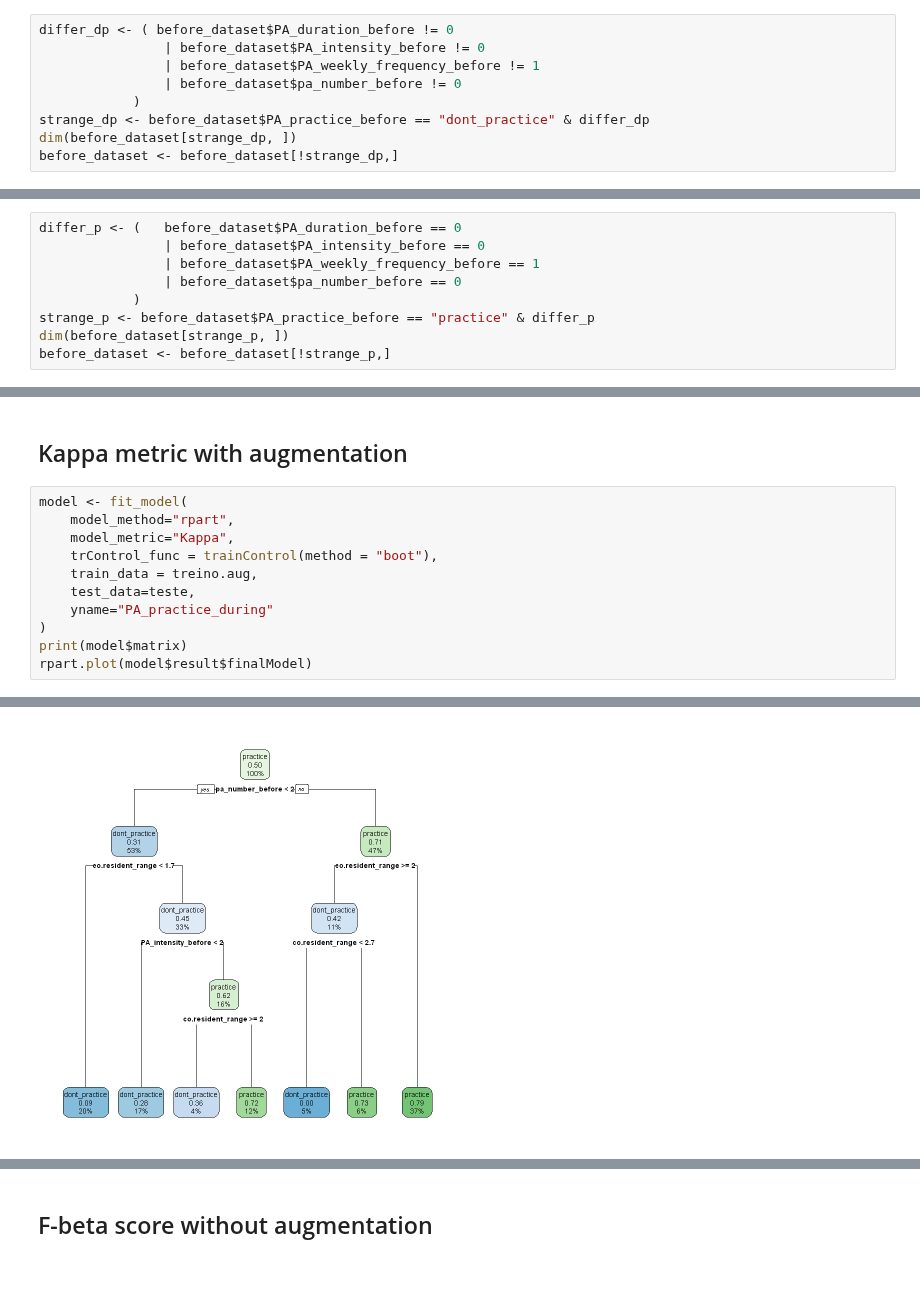
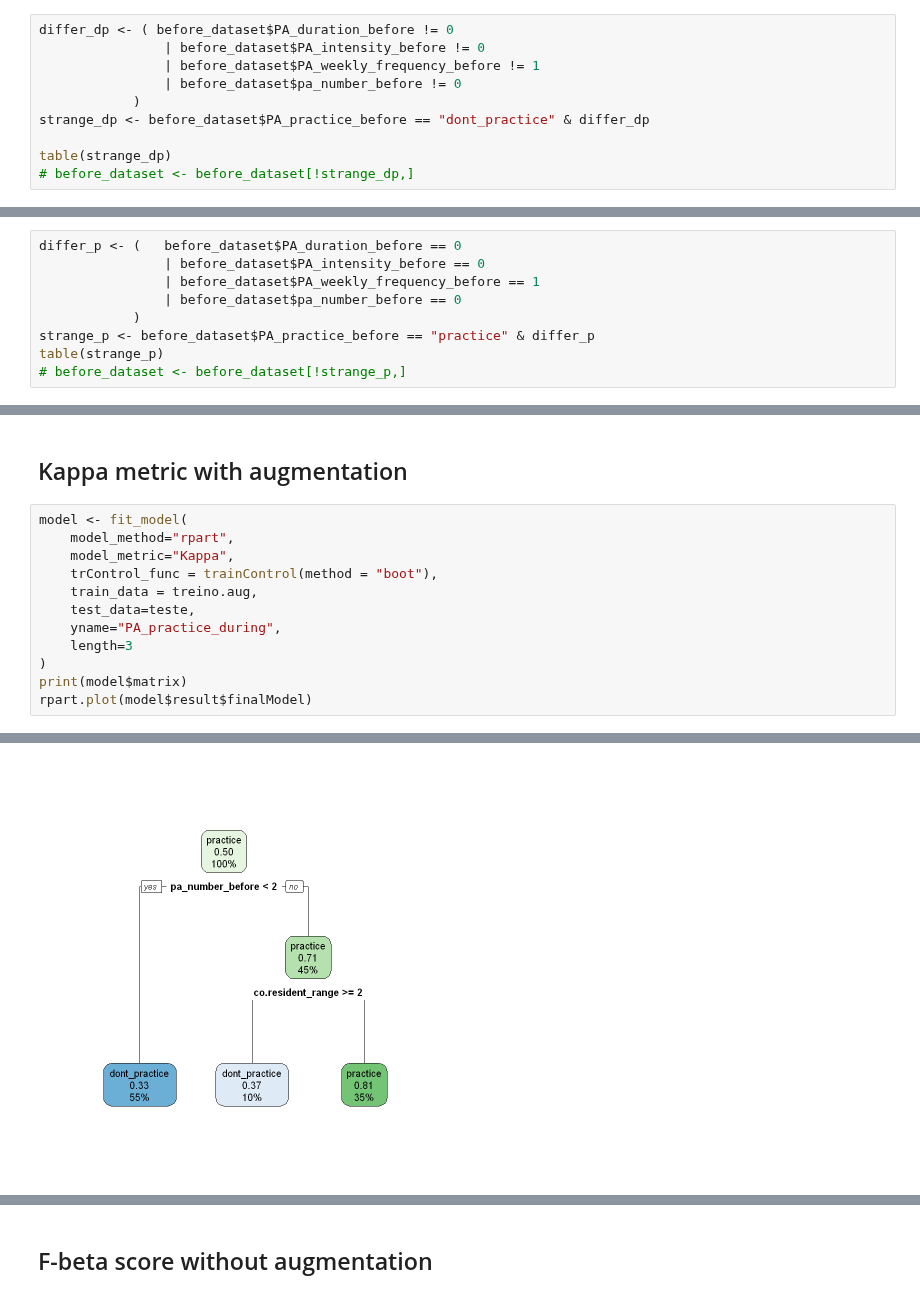
Before and after one commit to LASOS-INT/Barreiras-e-Facilitadores, a Jupyter notebook: R-notebooks/Script-main.ipynb, the cells around one changed output, grey strips where cells are left out. Saved outputs shown, nothing was run; the diff lists cells and outputs as text.

```diff
--- a/R-notebooks/Script-main.ipynb
+++ b/R-notebooks/Script-main.ipynb
@@ -152,6 +153,7 @@ differ_dp <- ( before_dataset$PA_duration_before != 0
                 | before_dataset$pa_number_before != 0
             )
 strange_dp <- before_dataset$PA_practice_before == "dont_practice" & differ_dp
-dim(before_dataset[strange_dp, ])
-before_dataset <- before_dataset[!strange_dp,]
+
+table(strange_dp)
+# before_dataset <- before_dataset[!strange_dp,]
 # %% [output]
@@ -163,6 +167,6 @@ differ_p <- (   before_dataset$PA_duration_before == 0
                 | before_dataset$pa_number_before == 0
             )
 strange_p <- before_dataset$PA_practice_before == "practice" & differ_p
-dim(before_dataset[strange_p, ])
-before_dataset <- before_dataset[!strange_p,]
+table(strange_p)
+# before_dataset <- before_dataset[!strange_p,]
 # %% [output]
@@ -273,7 +348,8 @@ model <- fit_model(
     trControl_func = trainControl(method = "boot"),
     train_data = treino.aug,
     test_data=teste,
-    yname="PA_practice_during"
+    yname="PA_practice_during",
+    length=3
 )
 print(model$matrix)
 rpart.plot(model$result$finalModel)
@@ -296,3 +372,3 @@ Prediction      dont_practice practice
 
        'Positive' Class : dont_practice
-[figure, old version]
+[figure, new version]
```
Also changed, not shown: parts of 23 cells of this notebook.
